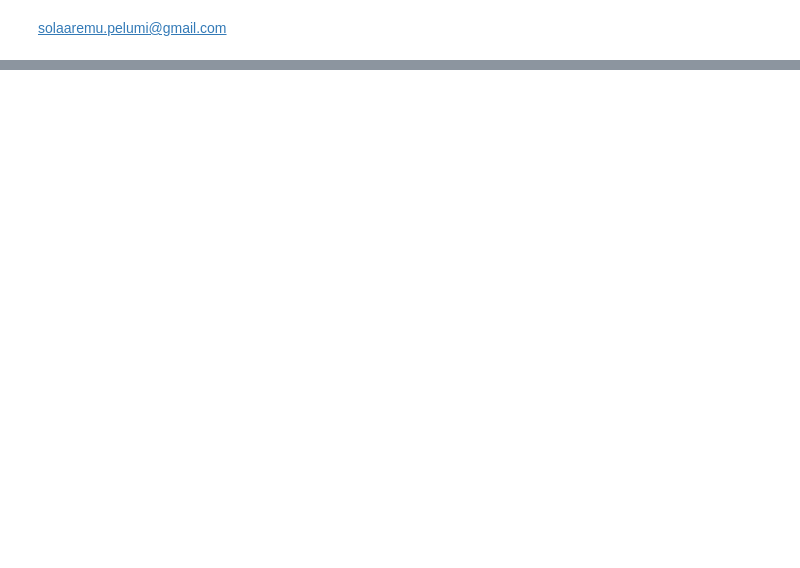
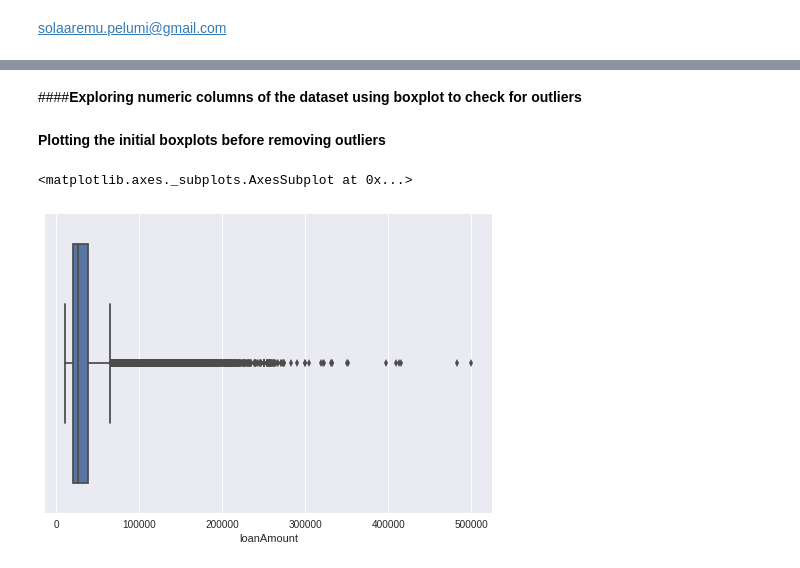
Before and after one commit to Saplos/arise-final-challenge, a Jupyter notebook: arise_final_challenge.ipynb, the cells around one changed output, grey strips where cells are left out. Drawn from its saved outputs; the diff is of its cells as text; code cells hidden in the pictures; blank space fills up the shorter version.

```diff
--- a/arise_final_challenge.ipynb
+++ b/arise_final_challenge.ipynb
@@ -8,0 +131,4 @@ SyntaxError: ignored
+# %%
+#This fixes errors in state column
+df['clientState']=df['clientState'].replace(to_replace='LAGOS ', value='LAGOS')
+df['clientState']=df['clientState'].replace(to_replace='OJO', value='OYO')
@@ -8,0 +156,4 @@ SyntaxError: ignored
+# %%
+#This changes certain series to numeric datatype
+for item in ['loanDefault','firstPaymentRatio','firstPaymentDefault','max_tenor_taken','max_amount_taken','interestRate','loanAmount','clientAvgCallsPerDay','clientNumberPhoneContacts','clientAge','clientIncome']:
+  df[item]=pd.to_numeric(df[item])
@@ -8,0 +162,9 @@ SyntaxError: ignored
+# %%
+#This forces categorical variables and one hot encodes
+for item in ['loanTerm','loanNumber','clientTimeAtEmployer','clientState','clientResidentialStauts','clientLoanPurpose','clientGender','clientMaritalStatus','incomeVerified']:
+  df[item]=pd.Categorical(df[item])
+  df=pd.concat([df,pd.get_dummies(df[item],prefix=item)],axis=1)
+  df.drop(item,axis=1,inplace=True)
+# %%
+#This sets the index to the LoanId column
+df=df.set_index(['loanId'])
@@ -8,0 +192,9 @@ SyntaxError: ignored
+# %% [markdown]
+####**Exploring numeric columns of the dataset using boxplot to check for outliers**
+# %% [markdown]
+**Plotting the initial boxplots before removing outliers**
+# %%
+sns.boxplot(df['loanAmount'])
+# %% [output]
+<matplotlib.axes._subplots.AxesSubplot at 0x...>
+[figure, added]
```
Also changed, not shown: parts of 96 cells of this notebook.
